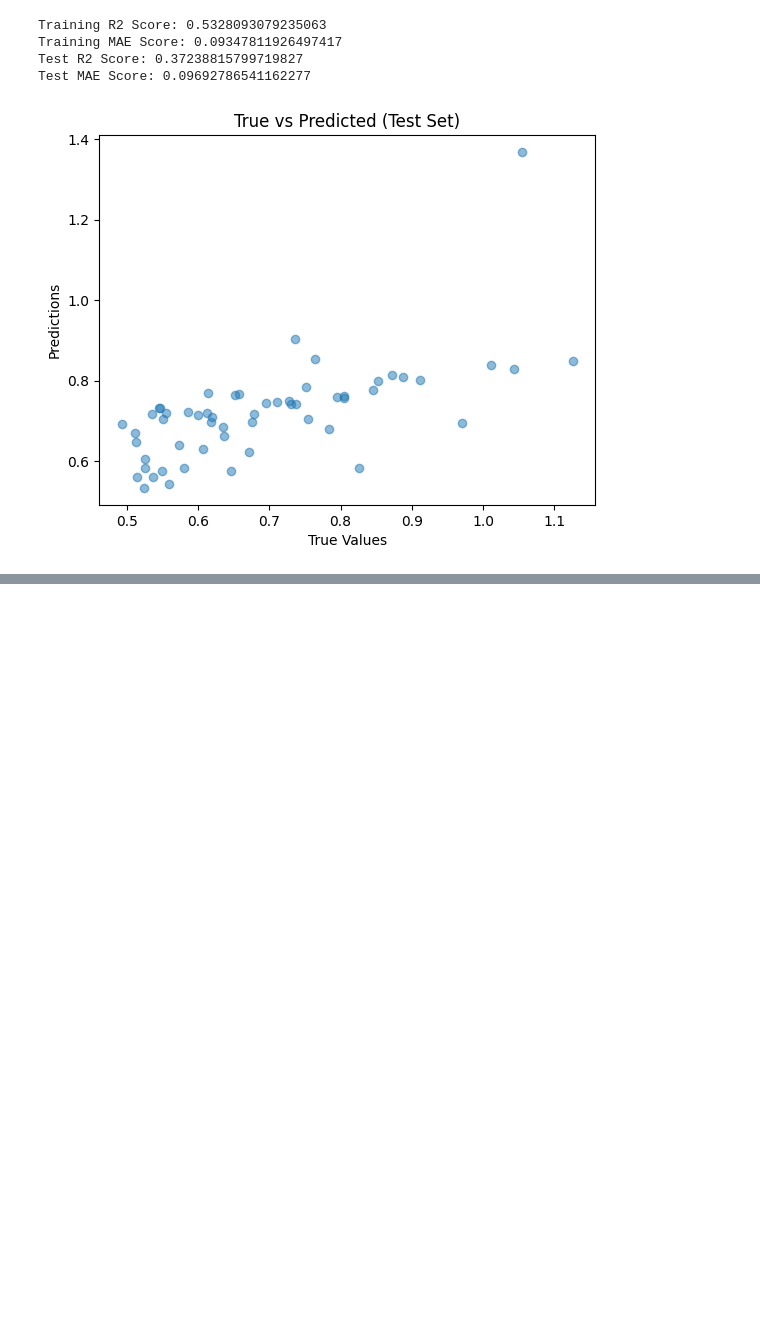
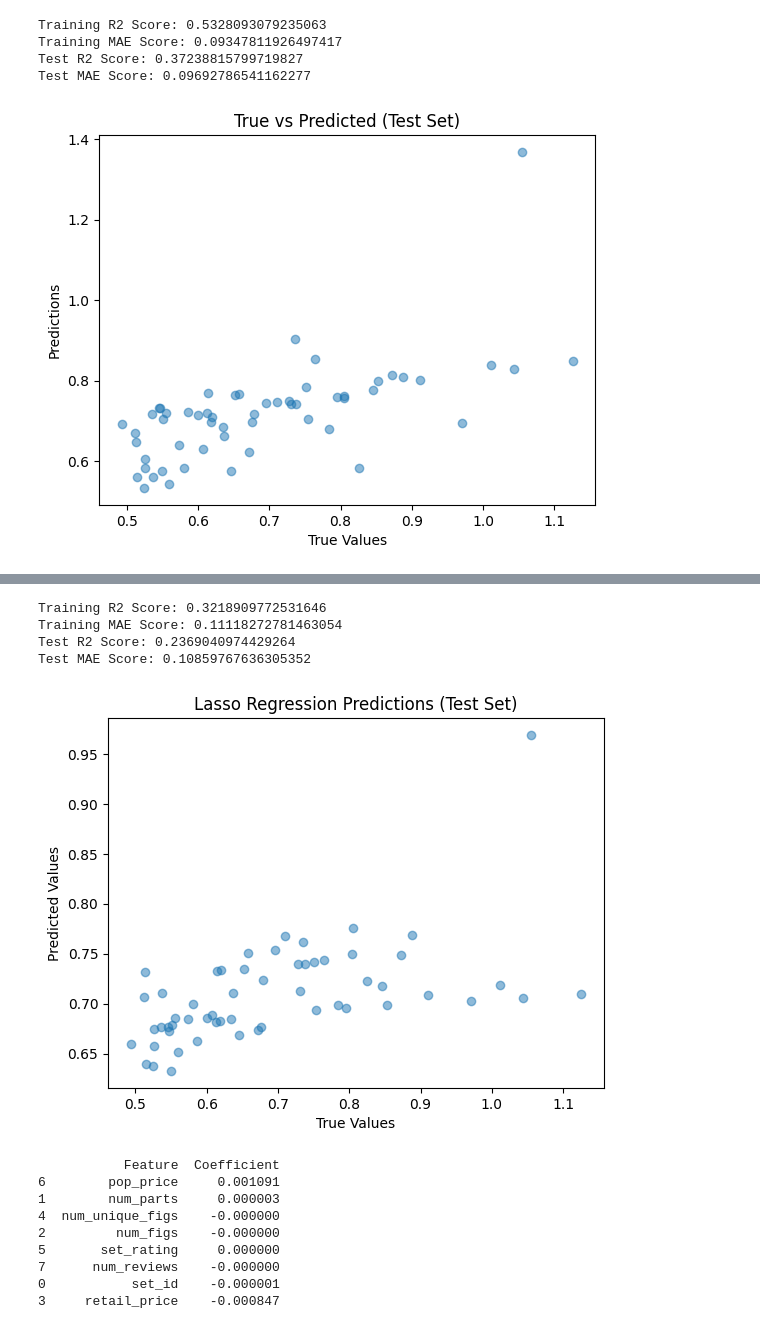
Before and after one commit to davidolejniczak/LegoPriceEDA, a Jupyter notebook: LegoStats.ipynb, the cells around one changed output, grey strips where cells are left out. Drawn from its saved outputs; the diff is of its cells as text; code cells hidden in the pictures; blank space fills up the shorter version.

```diff
--- a/LegoStats.ipynb
+++ b/LegoStats.ipynb
@@ -45,0 +88,58 @@ Test MAE Score: 0.09692786541162277
+# %%
+from sklearn.linear_model import LassoCV
+from sklearn.model_selection import train_test_split
+from sklearn.metrics import r2_score, mean_absolute_error
+import pandas as pd
+import matplotlib.pyplot as plt
+
+df_encoded = pd.get_dummies(df, columns=['category'], drop_first=True)
+
+df_model = df_encoded[['set_id', 'num_parts', 'num_figs', 'retail_price',
+    'num_unique_figs', 'set_rating', 'pop_price',
+    'num_reviews', 'return']]
+
+X = df_model.drop(['return'], axis=1)
+y = df_model['return']
+
+X_train, X_test, y_train, y_test = train_test_split(X, y, test_size=0.2, random_state=42)
+
+lasso = LassoCV(cv=5, random_state=42).fit(X_train, y_train)
+
+y_train_pred = lasso.predict(X_train)
+train_r2 = r2_score(y_train, y_train_pred)
+train_mae = mean_absolute_error(y_train, y_train_pred)
+print("Training R2 Score:", train_r2)
+print("Training MAE Score:", train_mae)
+
+y_test_pred = lasso.predict(X_test)
+test_r2 = r2_score(y_test, y_test_pred)
+test_mae = mean_absolute_error(y_test, y_test_pred)
+print("Test R2 Score:", test_r2)
+print("Test MAE Score:", test_mae)
+
+plt.scatter(y_test, y_test_pred, alpha=0.5)
+plt.xlabel("True Values")
+plt.ylabel("Predicted Values")
+plt.title("Lasso Regression Predictions (Test Set)")
+plt.show()
+
+coefficients = pd.DataFrame({
+    "Feature": X.columns,
+    "Coefficient": lasso.coef_
+}).sort_values(by="Coefficient", ascending=False)
+print(coefficients)
+# %% [output]
+Training R2 Score: 0.3218909772531646
+Training MAE Score: 0.11118272781463054
+Test R2 Score: 0.2369040974429264
+Test MAE Score: 0.10859767636305352
+[figure, added]
+           Feature  Coefficient
+6        pop_price     0.001091
+1        num_parts     0.000003
+4  num_unique_figs    -0.000000
+2         num_figs    -0.000000
+5       set_rating     0.000000
+7      num_reviews    -0.000000
+0           set_id    -0.000001
+3     retail_price    -0.000847
```
Also changed, not shown: parts of 8 cells of this notebook.
